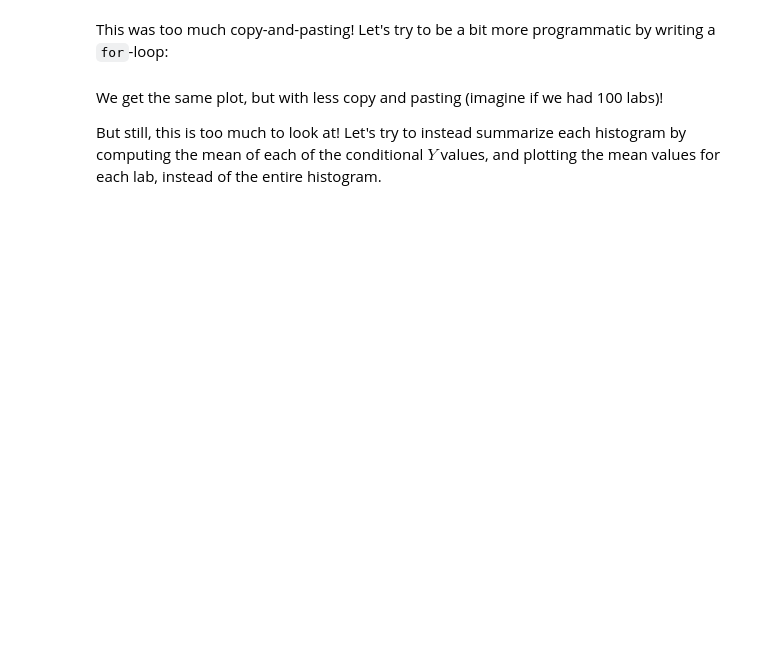
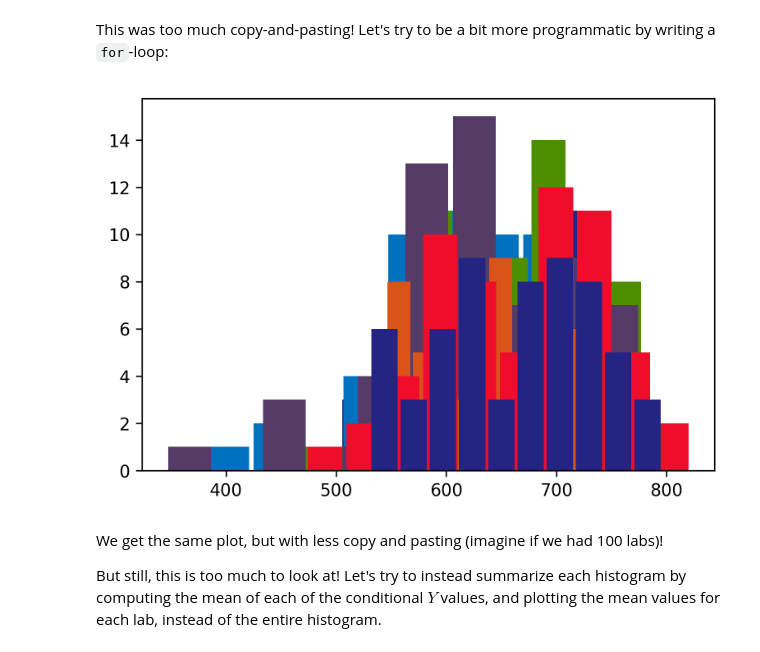
Before and after one commit to krisreyes/mdi504-F19-notebooks, a Jupyter notebook: Lecture 04 - Exploratory Data Analysis.ipynb, the cells around one changed output. Cells and saved outputs as stored; diff of their text form; code cells hidden in the pictures; blank space fills up the shorter version.

```diff
--- a/Lecture 04 - Exploratory Data Analysis.ipynb
+++ b/Lecture 04 - Exploratory Data Analysis.ipynb
@@ -398,11 +424,16 @@ This was too much copy-and-pasting! Let's try to be a bit more programmatic by w
 # %%
 # iterate over labs, i = 1, 2, ..., 8 (but not 9)
 for i in range(1, 9):
     # Form boolean index to condition on L = i
+    I_given_Li = (L == i)
 
     # condition Y | L = i
+    Y_given_Li = Y[I_given_Li]
 
     # plot histogram of the conditioned random variable
+    plt.hist(Y_given_Li, rwidth = 0.9)
+# %% [output]
+[figure, added]
 # %% [markdown]
 We get the same plot, but with less copy and pasting (imagine if we had 100 labs)!
 
```
Also changed, not shown: parts of 8 cells of this notebook.
